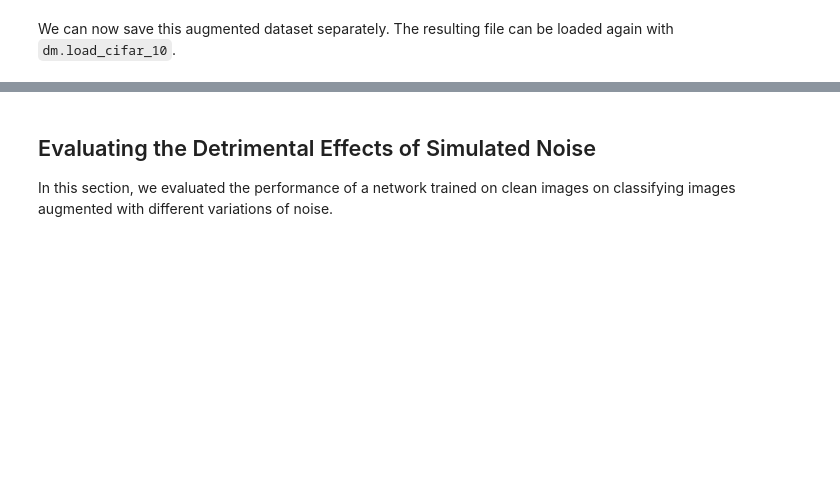
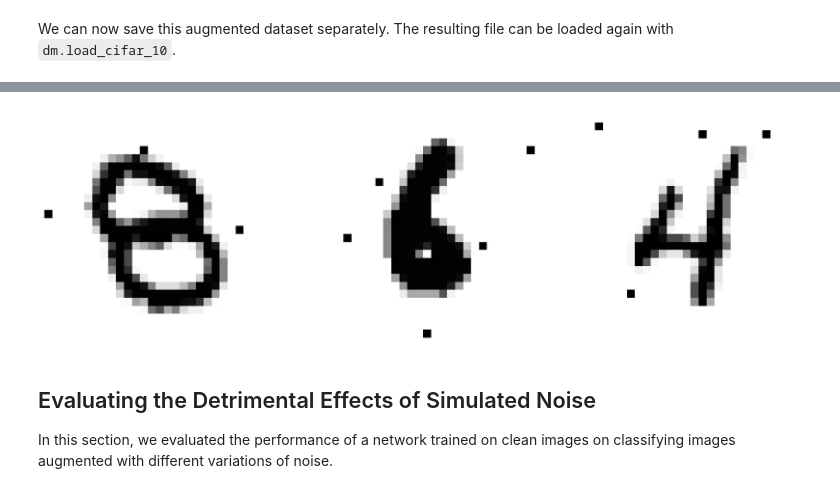
Before and after one commit to stockeh/augmented-image-classification, a Jupyter notebook: notebooks/Dolan-Noise.ipynb, the cells around one changed output, grey strips where cells are left out. Cells and saved outputs as stored; diff of their text form; code cells hidden in the pictures; blank space fills up the shorter version.

```diff
--- a/notebooks/Dolan-Noise.ipynb
+++ b/notebooks/Dolan-Noise.ipynb
@@ -106,3 +135,9 @@ dm.save_cifar_10('./new-cifar/1var-noise-test', (new_Xtest, Ttest))
+# %%
+other, _, _, _, _, _ = dm.load_mnist('./stuck_mnist.pkl.gz')
+# %%
+imshow_mnist(other)
+# %% [output]
+[figure, added]
 # %% [markdown]
 ## Evaluating the Detrimental Effects of Simulated Noise
 
```
Also changed, not shown: parts of 22 cells of this notebook, 2 other files.
